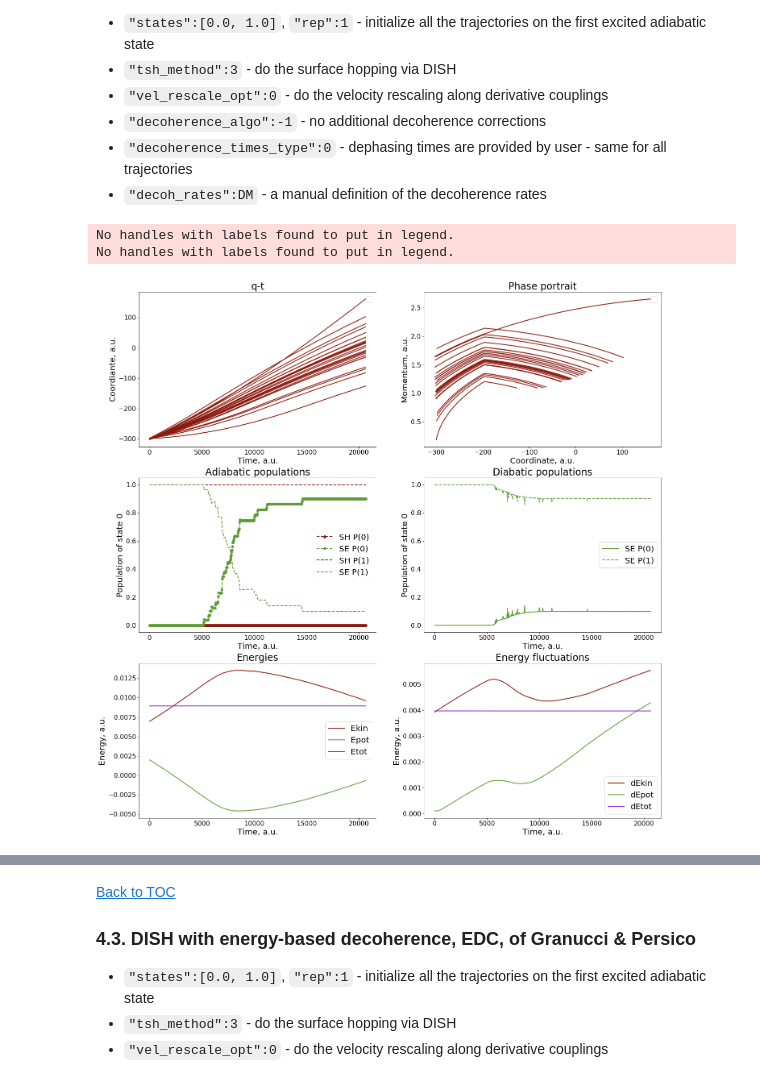
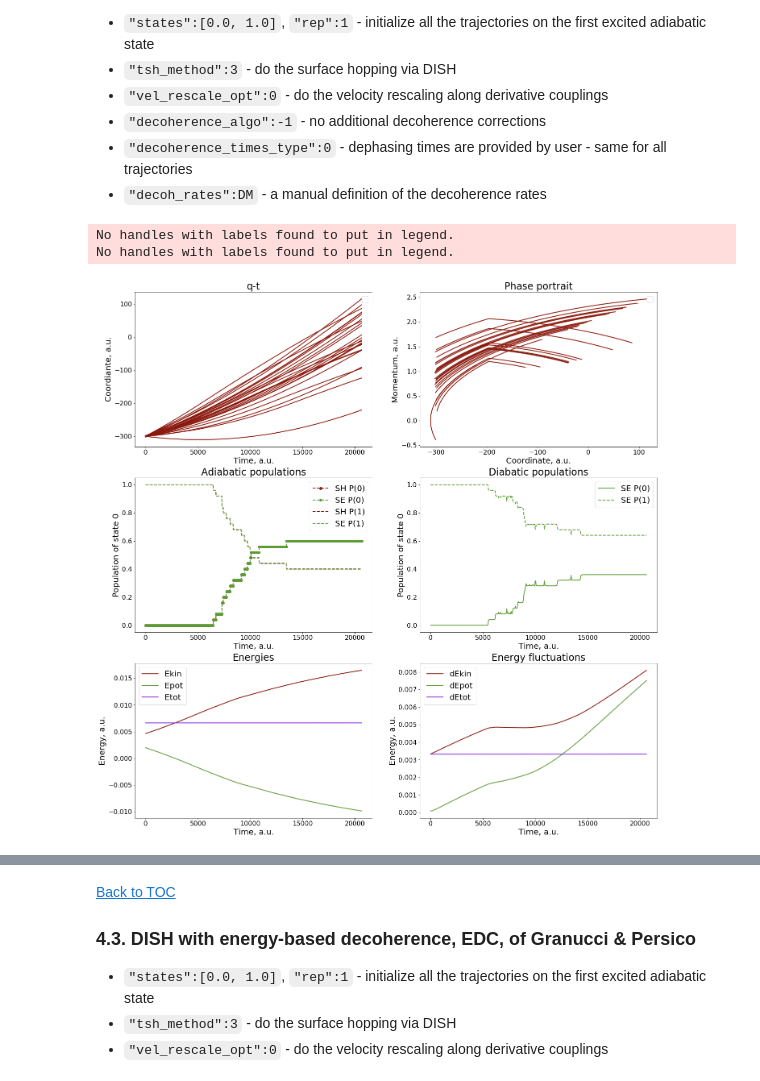
Before and after one commit to Quantum-Dynamics-Hub/libra-code, a Jupyter notebook: notebooks/Example16_Dynamics/Dynamics_Tutorial-5.ipynb, the cells around one changed output, grey strips where cells are left out. Saved outputs shown, nothing was run; the diff lists cells and outputs as text; code cells hidden in the pictures.

```diff
--- a/notebooks/Example16_Dynamics/Dynamics_Tutorial-5.ipynb
+++ b/notebooks/Example16_Dynamics/Dynamics_Tutorial-5.ipynb
@@ -763,21 +763,21 @@ No handles with labels found to put in legend.
 # %%
 _init_elec = { "init_type":3, "nstates":2, "istates":[0.0, 1.0], "rep":1,  "ntraj":ntraj   }
 
 _dyn_params = dict(dyn_params)
 _dyn_params.update({"rep_ham":0, "force_method":1, "rep_force":1, "rep_tdse":1,
                     "nac_update_method":1, "tsh_method":3, "vel_rescale_opt":0})
 #_dyn_params.update({"prefix":"T3-1-4", "output_level":2, "file_output_level":3})
 _dyn_params.update({"prefix":"T5-2", "output_level":2, "file_output_level":2})
 
 DR = MATRIX(2,2)
-DR.set(0, 1, 0.02)
-DR.set(1, 0, 0.02)
+DR.set(0, 1, 0.1)
+DR.set(1, 0, 0.1)
 _dyn_params.update({"decoherence_algo":-1, "decoherence_times_type":0, "decoh_rates":DR })
 
 _model_params = {"model":1, "model0":1}
 res = dynamics.generic_recipe(q, p, iM, _dyn_params, compute_model, _model_params, _init_elec, rnd)
 plot_dyn(res)
 # %% [output]
 No handles with labels found to put in legend.
 No handles with labels found to put in legend.
-[figure, old version]
+[figure, new version]
```
Also changed, not shown: parts of 3 cells of this notebook, 1 other file.
